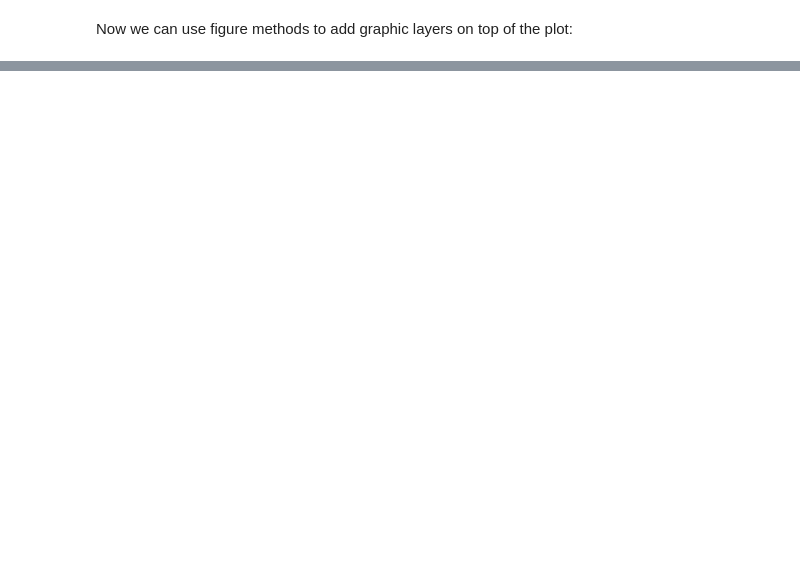
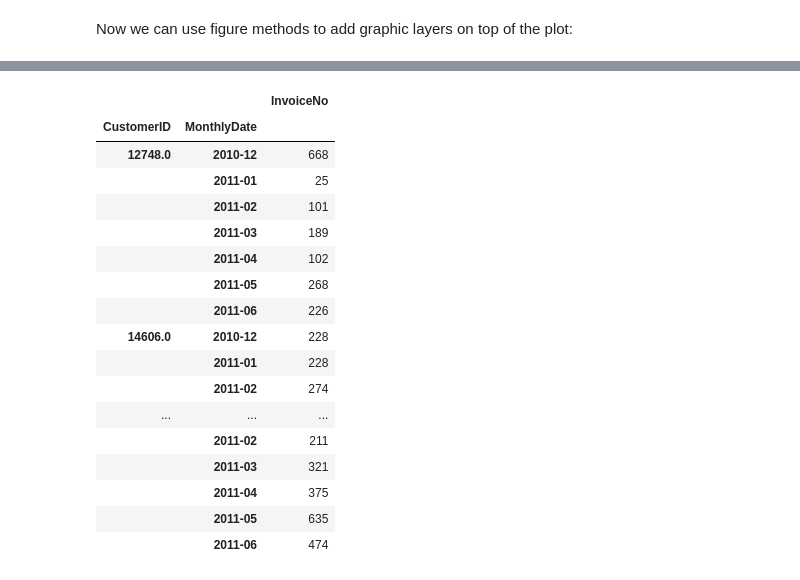
Before and after one commit to onlyphantom/tokopedia-fundamentals, a Jupyter notebook: 3_PythonDV/03_DV-in-Python.ipynb, the cells around one changed output, grey strips where cells are left out. Drawn from its saved outputs; the diff is of its cells as text; code cells hidden in the pictures; blank space fills up the shorter version.

```diff
--- a/3_PythonDV/03_DV-in-Python.ipynb
+++ b/3_PythonDV/03_DV-in-Python.ipynb
@@ -89,0 +382,21 @@ p = figure(title = "Miles per Gallon Vehicle Testing", )
+# %%
+retail_5
+# %% [output]
+|  |  | InvoiceNo |
+| CustomerID | MonthlyDate |  |
+| 12748.0 | 2010-12 | 668 |
+|  | 2011-01 | 25 |
+|  | 2011-02 | 101 |
+|  | 2011-03 | 189 |
+|  | 2011-04 | 102 |
+|  | 2011-05 | 268 |
+|  | 2011-06 | 226 |
+| 14606.0 | 2010-12 | 228 |
+|  | 2011-01 | 228 |
+|  | 2011-02 | 274 |
+| ... | ... | ... |
+|  | 2011-02 | 211 |
+|  | 2011-03 | 321 |
+|  | 2011-04 | 375 |
+|  | 2011-05 | 635 |
+|  | 2011-06 | 474 |
```
Also changed, not shown: parts of 49 cells of this notebook.
